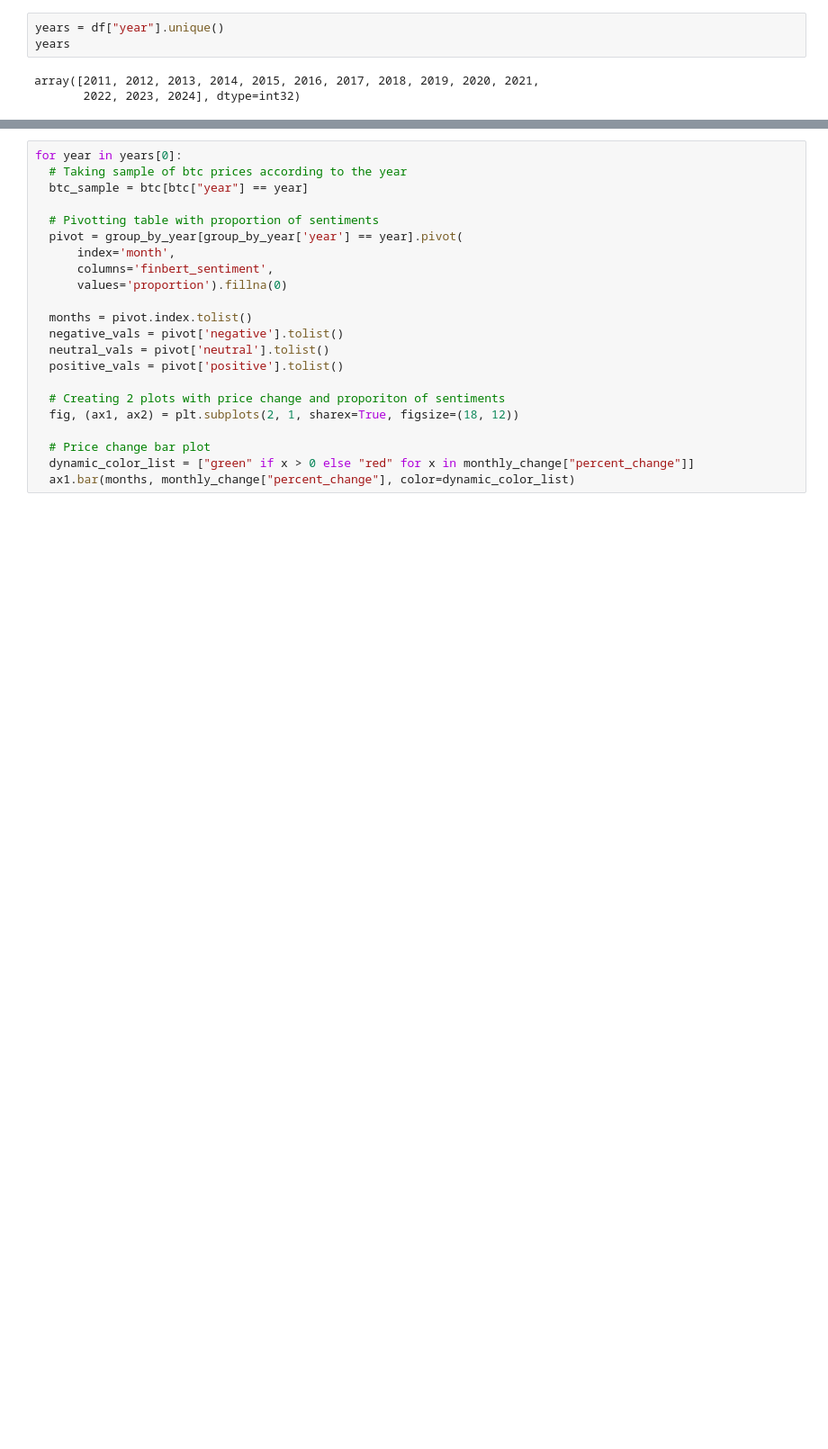
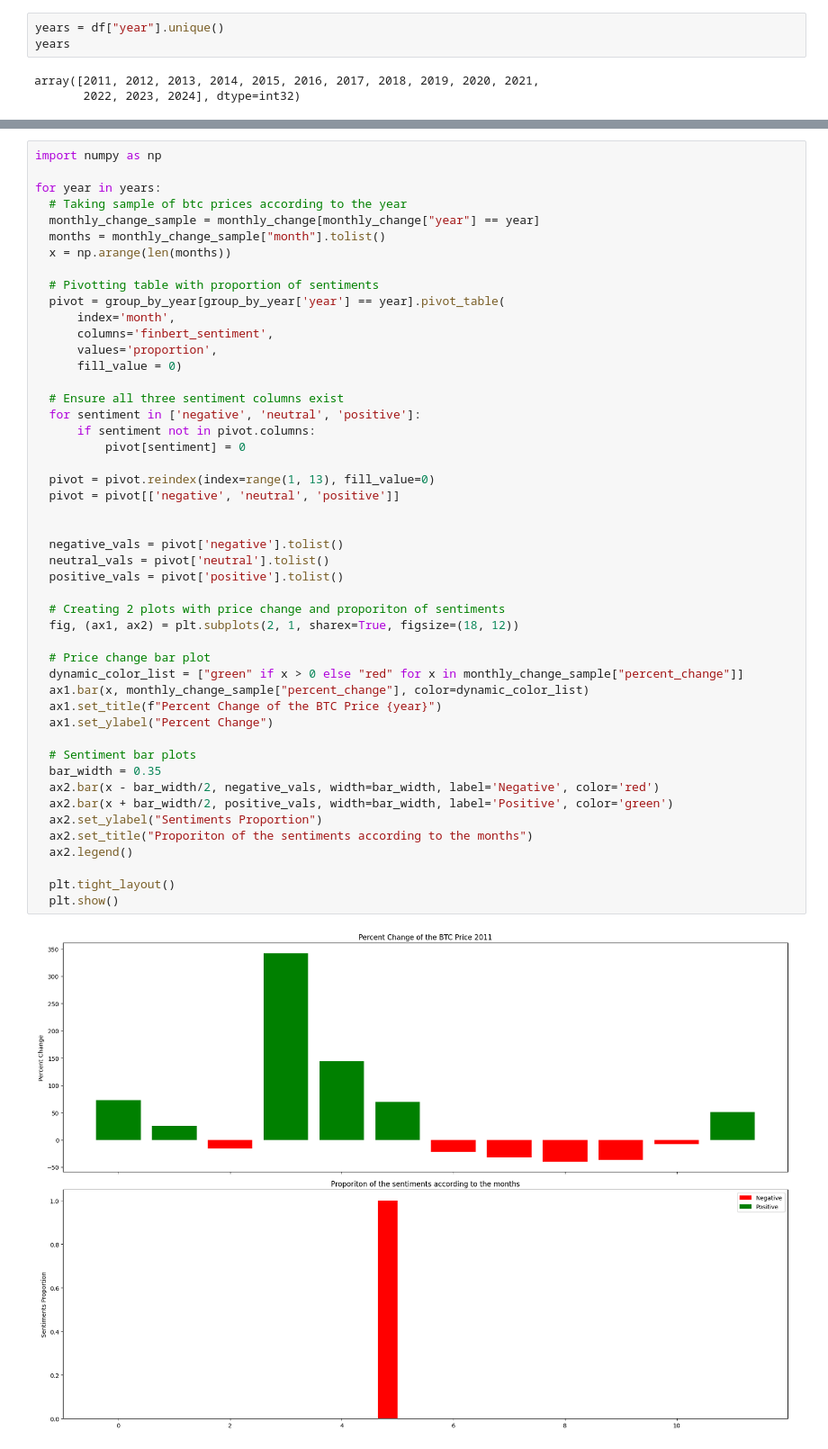
Before and after one commit to Altemir1/BTC-ML-Based-Trading-System, a Jupyter notebook: sentiment_analysis_on_bitcoin.ipynb, the cells around one changed output, grey strips where cells are left out. Shown at 90% size. Cells and saved outputs as stored; diff of their text form; blank space fills up the shorter version.

```diff
--- a/sentiment_analysis_on_bitcoin.ipynb
+++ b/sentiment_analysis_on_bitcoin.ipynb
@@ -331,22 +379,50 @@ array([2011, 2012, 2013, 2014, 2015, 2016, 2017, 2018, 2019, 2020, 2021,
 # %%
-for year in years[0]:
+import numpy as np
+
+for year in years:
   # Taking sample of btc prices according to the year
-  btc_sample = btc[btc["year"] == year]
+  monthly_change_sample = monthly_change[monthly_change["year"] == year]
+  months = monthly_change_sample["month"].tolist()
+  x = np.arange(len(months))
 
   # Pivotting table with proportion of sentiments
-  pivot = group_by_year[group_by_year['year'] == year].pivot(
+  pivot = group_by_year[group_by_year['year'] == year].pivot_table(
       index='month',
       columns='finbert_sentiment',
-      values='proportion').fillna(0)
+      values='proportion',
+      fill_value = 0)
 
-  months = pivot.index.tolist()
+  # Ensure all three sentiment columns exist
+  for sentiment in ['negative', 'neutral', 'positive']:
+      if sentiment not in pivot.columns:
+          pivot[sentiment] = 0
+
+  pivot = pivot.reindex(index=range(1, 13), fill_value=0)
+  pivot = pivot[['negative', 'neutral', 'positive']]
+
+
   negative_vals = pivot['negative'].tolist()
   neutral_vals = pivot['neutral'].tolist()
   positive_vals = pivot['positive'].tolist()
 
   # Creating 2 plots with price change and proporiton of sentiments
   fig, (ax1, ax2) = plt.subplots(2, 1, sharex=True, figsize=(18, 12))
 
   # Price change bar plot
-  dynamic_color_list = ["green" if x > 0 else "red" for x in monthly_change["percent_change"]]
-  ax1.bar(months, monthly_change["percent_change"], color=dynamic_color_list)
+  dynamic_color_list = ["green" if x > 0 else "red" for x in monthly_change_sample["percent_change"]]
+  ax1.bar(x, monthly_change_sample["percent_change"], color=dynamic_color_list)
+  ax1.set_title(f"Percent Change of the BTC Price {year}")
+  ax1.set_ylabel("Percent Change")
+
+  # Sentiment bar plots
+  bar_width = 0.35
+  ax2.bar(x - bar_width/2, negative_vals, width=bar_width, label='Negative', color='red')
+  ax2.bar(x + bar_width/2, positive_vals, width=bar_width, label='Positive', color='green')
+  ax2.set_ylabel("Sentiments Proportion")
+  ax2.set_title("Proporiton of the sentiments according to the months")
+  ax2.legend()
+
+  plt.tight_layout()
+  plt.show()
+# %% [output]
+[figure, added]
```
Also changed, not shown: parts of 3 cells of this notebook.
